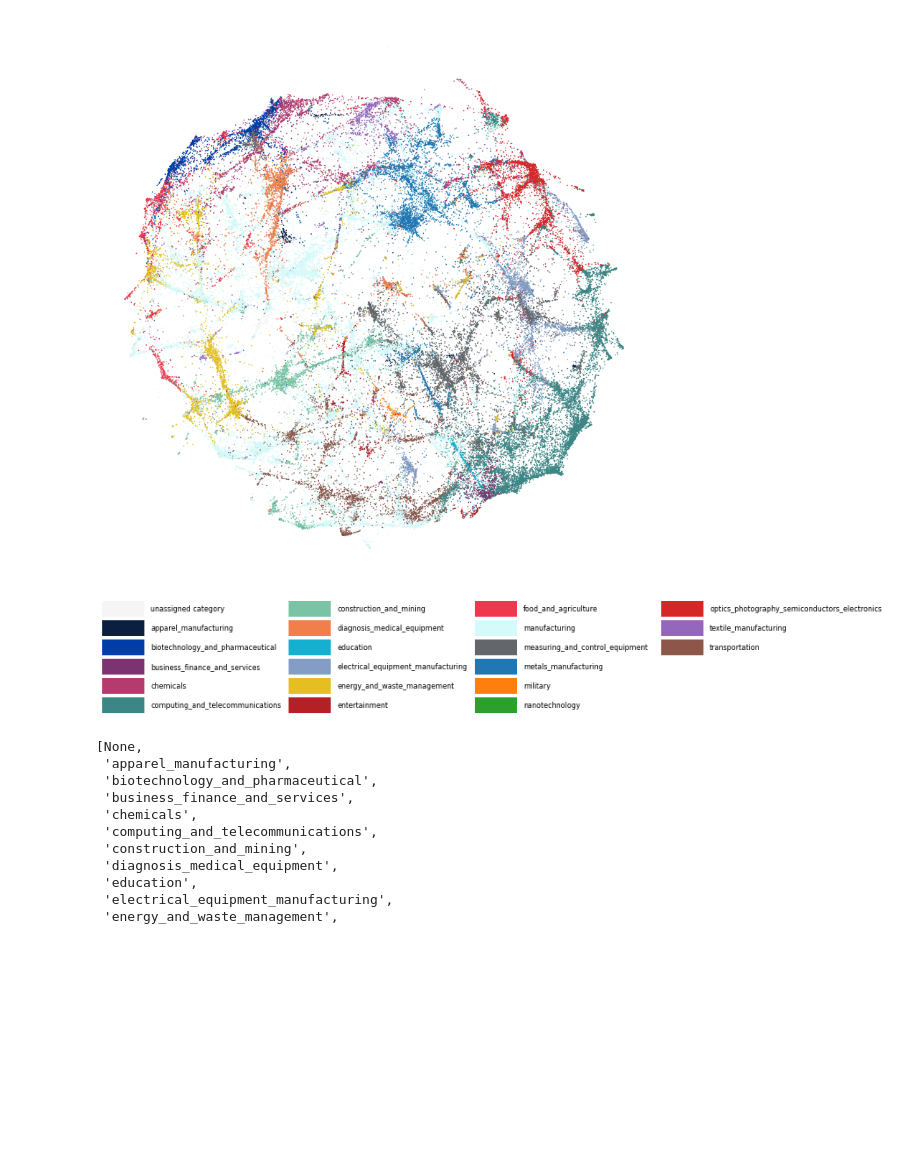
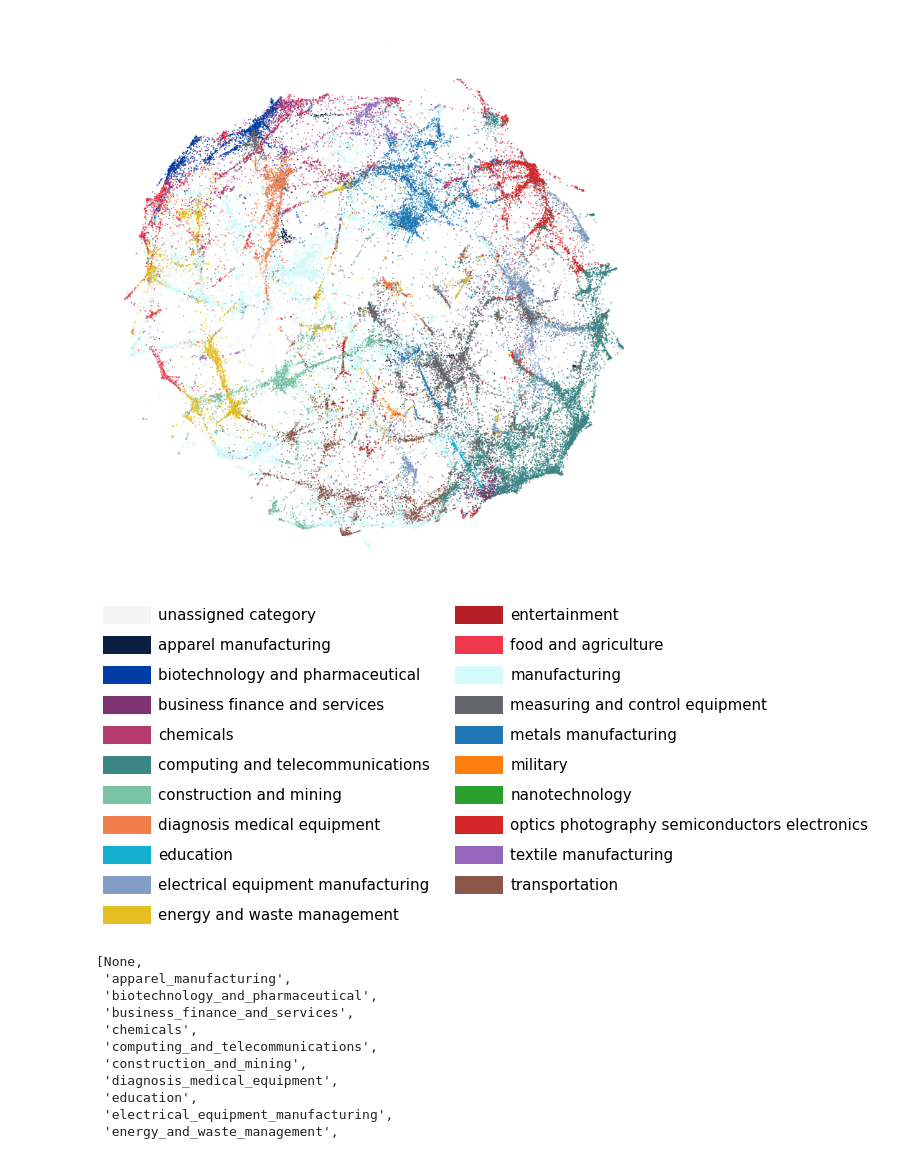
Before and after one commit to georgetown-cset/patent-hybrid-clustering, a Jupyter notebook: visualizations/cluster_visual.ipynb, the cells around one changed output. Cells and saved outputs as stored; diff of their text form; code cells hidden in the pictures; blank space fills up the shorter version.

Commit message:
update visuals

```diff
--- a/visualizations/cluster_visual.ipynb
+++ b/visualizations/cluster_visual.ipynb
@@ -166,8 +167,8 @@ plt.show()
 # %% [output]
 [figure]
 # %%
-cell_width = 212
-cell_height = 22
+cell_width = 352
+cell_height = 30
 swatch_width = 48
 margin = 12
 topmargin = 40
@@ -177,43 +178,47 @@ emptycols = 0
 names = list(categories.keys())
 
 n = len(names)
-ncols = 4 - emptycols
+ncols = 2 - emptycols
 nrows = n // ncols + int(n % ncols > 0)
 
-width = cell_width * 4 + 2 * margin
+width = cell_width * 2 + 2 * margin
 height = cell_height * nrows + margin + topmargin
 dpi = 72
 
 fig, ax = plt.subplots(figsize=(width / dpi, height / dpi), dpi=dpi)
 fig.subplots_adjust(margin/width, margin/height,
                     (width-margin)/width, (height-topmargin)/height)
-ax.set_xlim(0, cell_width * 4)
+ax.set_xlim(0, cell_width * 2)
 ax.set_ylim(cell_height * (nrows-0.5), -cell_height/2.)
 ax.yaxis.set_visible(False)
 ax.xaxis.set_visible(False)
 ax.set_axis_off()
 #ax.set_title(title, fontsize=24, loc="left", pad=10)
 
 for i, name in enumerate(names):
     row = i % nrows
     col = i // nrows
     y = row * cell_height
 
     swatch_start_x = cell_width * col
     swatch_end_x = cell_width * col + swatch_width
     text_pos_x = cell_width * col + swatch_width + 7
 
     ax.hlines(y, swatch_start_x, swatch_end_x,
               color=categories[name], linewidth=18)
 
     if name is None:
         name = 'unassigned category'
+    else:
+        name = name.replace("_"," ")
 
-    ax.text(text_pos_x, y, name, fontsize=8,
+    ax.text(text_pos_x, y, name, fontsize=15,
             horizontalalignment='left',
             verticalalignment='center')
+plt.savefig('cluster_key.png',bbox_inches='tight')
+plt.show()
 # %% [output]
-[figure, old version]
+[figure, new version]
 # %%
 names
 # %% [output]
```
Also changed, not shown: parts of 1 cell of this notebook, 5 other files.
